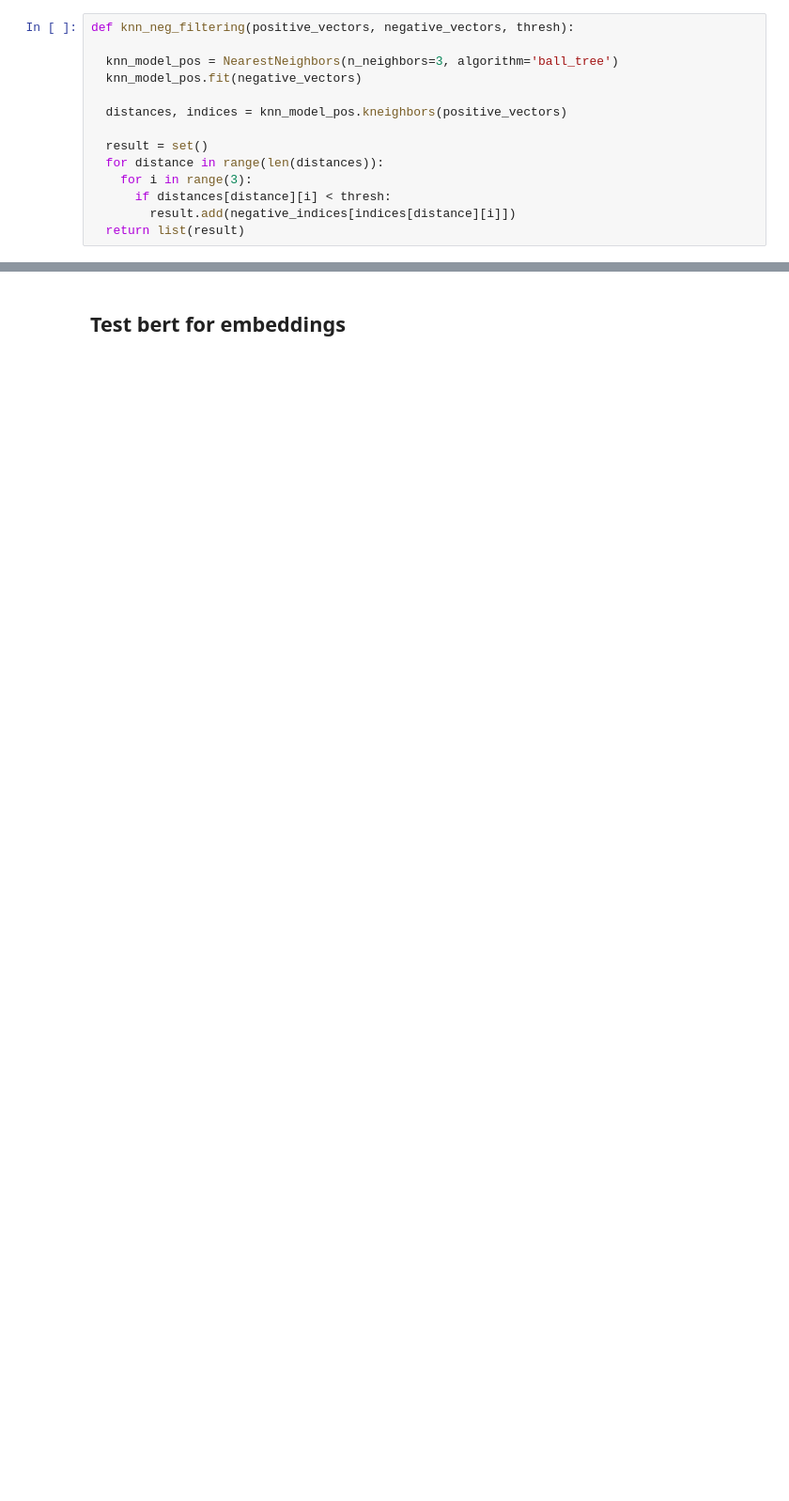
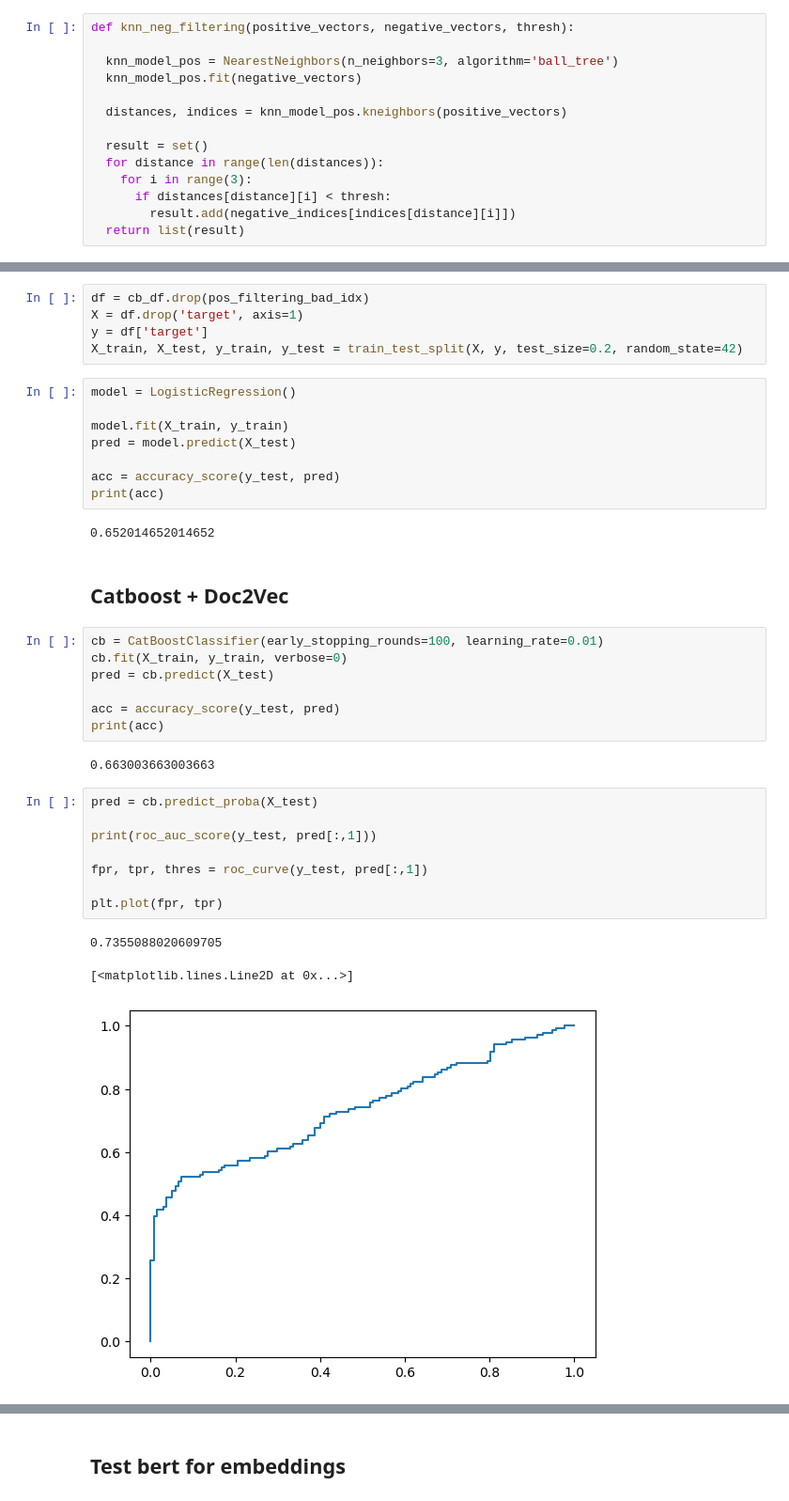
Before and after one commit to PBspacey/wb-category-analysis, a Jupyter notebook: models/nlp_preprocess.ipynb, the cells around one changed output, grey strips where cells are left out. Shown at 94% size. Drawn from its saved outputs; the diff is of its cells as text; blank space fills up the shorter version.

```diff
--- a/models/nlp_preprocess.ipynb
+++ b/models/nlp_preprocess.ipynb
@@ -311,0 +267,38 @@ Name: count, dtype: int64
+# %%
+df = cb_df.drop(pos_filtering_bad_idx)
+X = df.drop('target', axis=1)
+y = df['target']
+X_train, X_test, y_train, y_test = train_test_split(X, y, test_size=0.2, random_state=42)
+# %%
+model = LogisticRegression()
+
+model.fit(X_train, y_train)
+pred = model.predict(X_test)
+
+acc = accuracy_score(y_test, pred)
+print(acc)
+# %% [output]
+0.652014652014652
+# %% [markdown]
+## Catboost + Doc2Vec
+# %%
+cb = CatBoostClassifier(early_stopping_rounds=100, learning_rate=0.01)
+cb.fit(X_train, y_train, verbose=0)
+pred = cb.predict(X_test)
+
+acc = accuracy_score(y_test, pred)
+print(acc)
+# %% [output]
+0.663003663003663
+# %%
+pred = cb.predict_proba(X_test)
+
+print(roc_auc_score(y_test, pred[:,1]))
+
+fpr, tpr, thres = roc_curve(y_test, pred[:,1])
+
+plt.plot(fpr, tpr)
+# %% [output]
+0.7355088020609705
+[<matplotlib.lines.Line2D at 0x...>]
+[figure, added]
```
Also changed, not shown: parts of 63 cells of this notebook, 8 other files.
